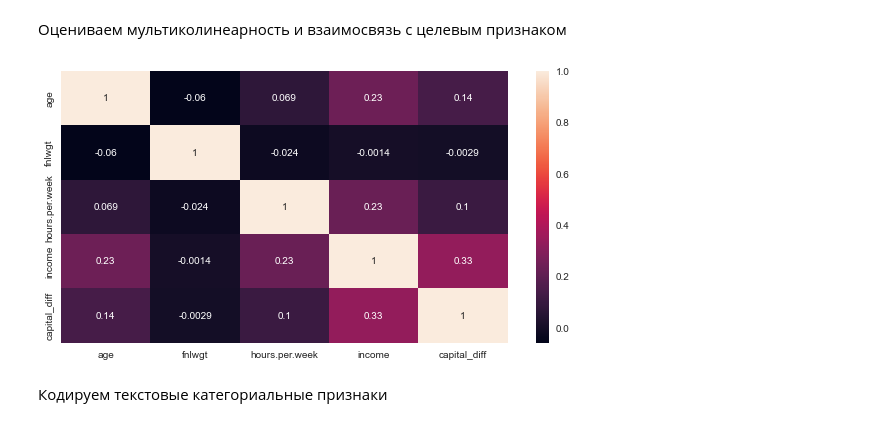
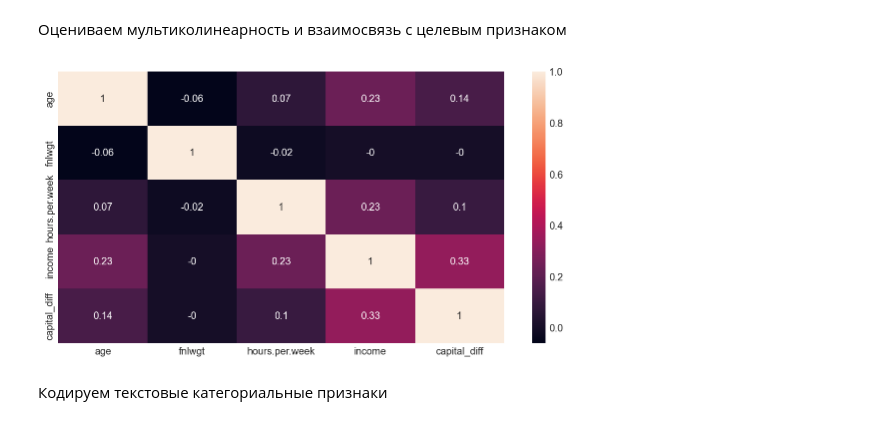
Before and after one commit to Chepell/SF_DS_Pro, a Jupyter notebook: ML-7/03_Optuna.ipynb, the cells around one changed output. Cells and saved outputs as stored; diff of their text form; code cells hidden in the pictures.

```diff
--- a/ML-7/03_Optuna.ipynb
+++ b/ML-7/03_Optuna.ipynb
@@ -255,10 +254,10 @@ adult_data.describe(include='object')
 # %% [markdown]
 Оцениваем мультиколинеарность и взаимосвязь с целевым признаком
 # %%
-plt.figure(figsize = (10, 5))
-sns.heatmap(adult_data.corr(), annot = True);
+plt.figure(figsize=(10, 5))
+sns.heatmap(adult_data.select_dtypes(exclude='object').corr().round(2), annot=True);
 # %% [output]
-[figure, old version]
+[figure, new version]
 # %% [markdown]
 Кодируем текстовые категориальные признаки
 # %%
```
Also changed, not shown: parts of 22 cells of this notebook, 17 other files.
